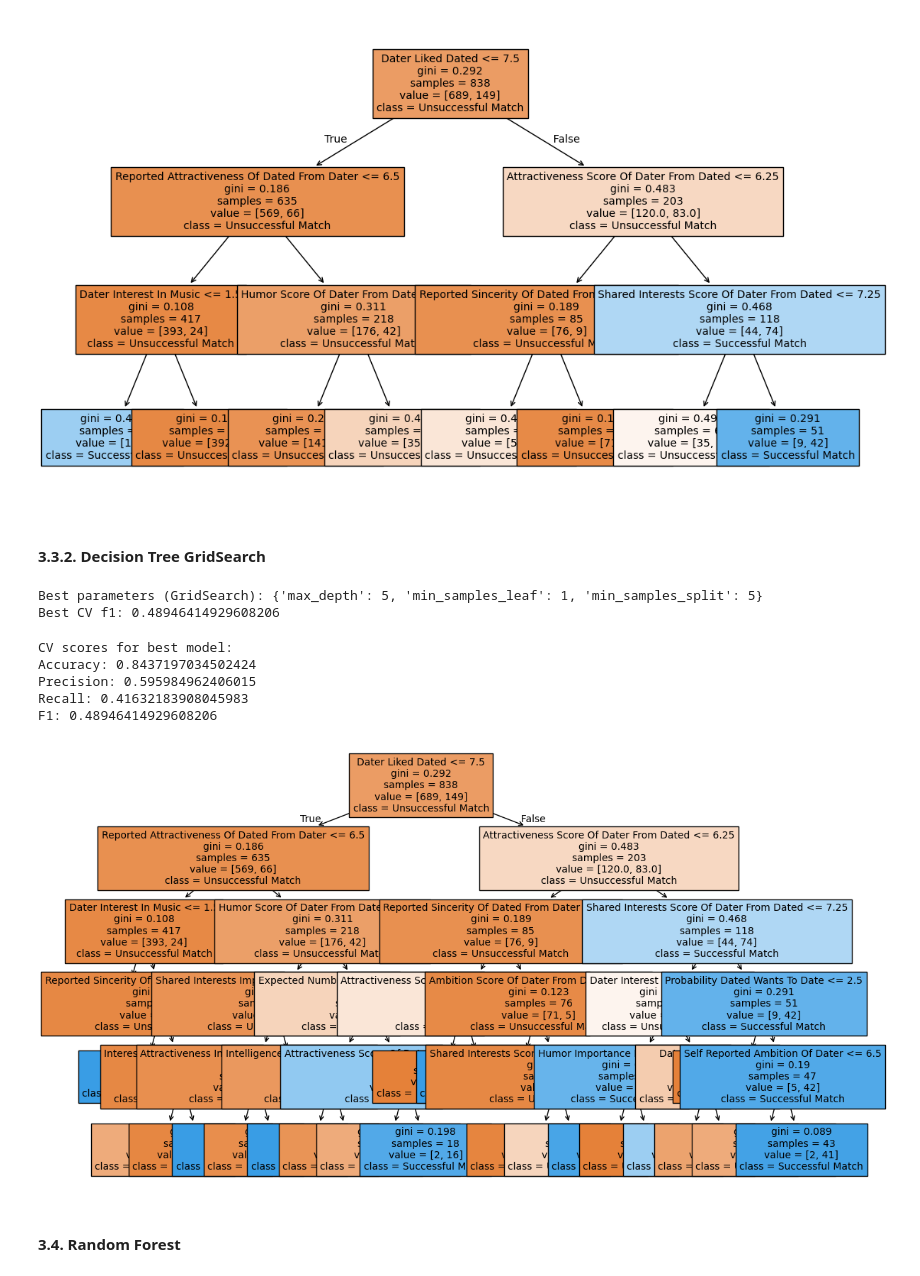
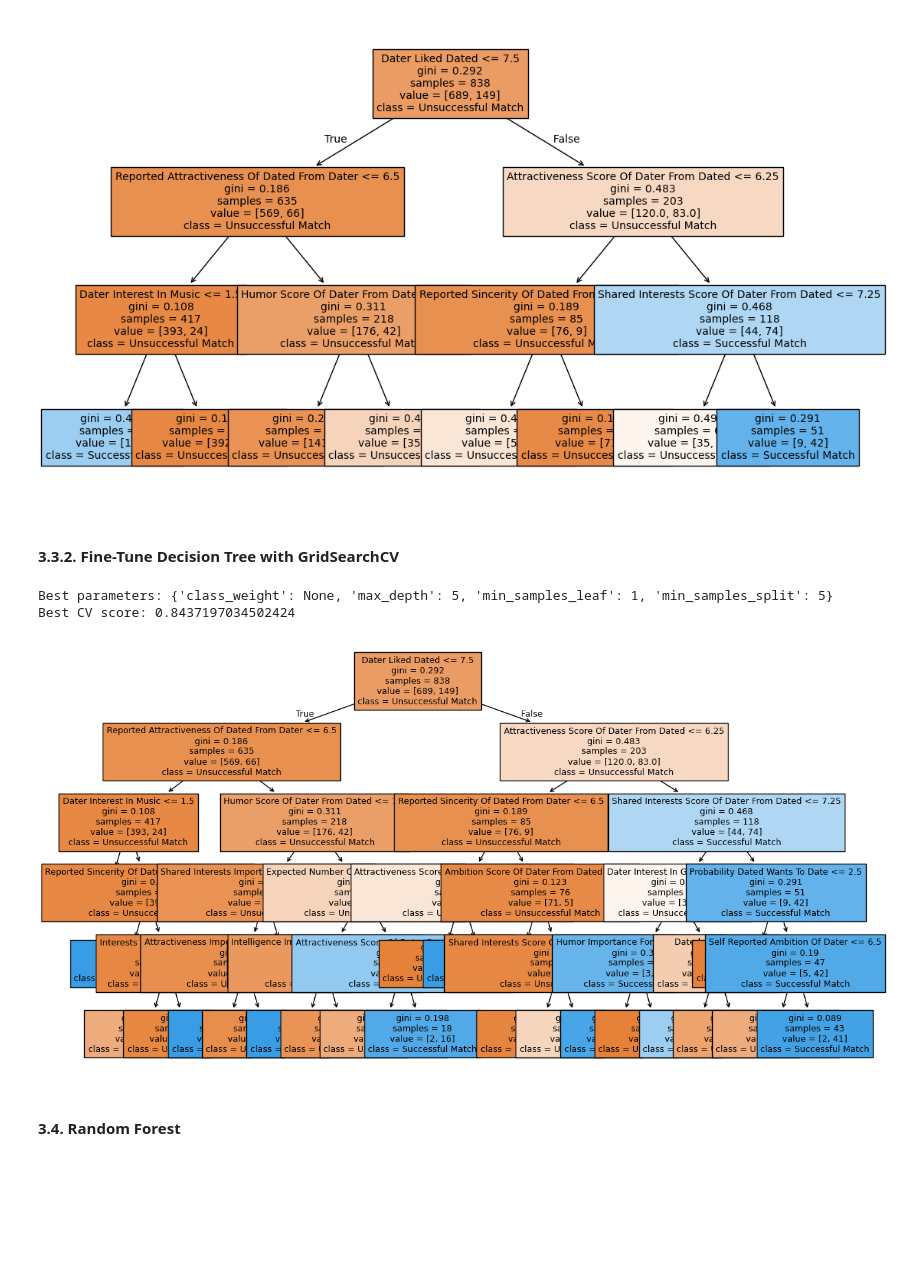
Before and after one commit to Avisonix/AML-Gruppe30, a Jupyter notebook: InProgess/Sofie.ipynb, the cells around one changed output. Cells and saved outputs as stored; diff of their text form; code cells hidden in the pictures; blank space fills up the shorter version.

Commit message:
Decision tree grid search in data

```diff
--- a/InProgess/Sofie.ipynb
+++ b/InProgess/Sofie.ipynb
@@ -310,76 +310,51 @@ plt.show()
 # %% [output]
 [figure]
 # %% [markdown]
-#### 3.3.2. Decision Tree GridSearch
+#### 3.3.2. Fine-Tune Decision Tree with GridSearchCV
 # %%
-# Base model
 dt_model = DecisionTreeClassifier(random_state=42)
 
-# Parameter grid
+# Hyperparameter grid
 param_grid = {
     "max_depth": [None, 3, 5, 10],
     "min_samples_split": [2, 5, 10],
-    "min_samples_leaf": [1, 2, 5]
+    "min_samples_leaf": [1, 2, 5],
+    "class_weight": [None, "balanced"]
 }
 
-scoring = {
-    "accuracy": make_scorer(accuracy_score),
-    "precision": make_scorer(precision_score, zero_division=0),
-    "recall": make_scorer(recall_score, zero_division=0),
-    "f1": make_scorer(f1_score, zero_division=0),
-}
-
-# GridSearch
-grid = GridSearchCV(
+# Set up GridSearchCV
+dt_grid = GridSearchCV(
     estimator=dt_model,
     param_grid=param_grid,
-    scoring=scoring,
-    refit="f1",
     cv=cv,
-    n_jobs=-1,
-    return_train_score=False
+    scoring="accuracy",
+    n_jobs=-1
 )
 
-# Fit
-grid.fit(X_train, y_train)
+# Fit the grid search on the training data
+dt_grid.fit(X_train, y_train)
 
-print("Best parameters (GridSearch):", grid.best_params_)
-print("Best CV f1:", grid.best_score_)
-
-# Best optimized model
-best_dt_model = grid.best_estimator_
+# Print best parameters and best CV score
+print("Best parameters:", dt_grid.best_params_)
+print("Best CV score:", dt_grid.best_score_)
 # %% [output]
-Best parameters (GridSearch): {'max_depth': 5, 'min_samples_leaf': 1, 'min_samples_split': 5}
-Best CV f1: 0.48946414929608206
+Best parameters: {'class_weight': None, 'max_depth': 5, 'min_samples_leaf': 1, 'min_samples_split': 5}
+Best CV score: 0.8437197034502424
-# %%
-# Best scores for each metric (CV)
-results = grid.cv_results_
-
-best_idx = grid.best_index_  # den der vandt ift refit-metric (her f1)
-
-print("CV scores for best model:")
-print("Accuracy:", results["mean_test_accuracy"][best_idx])
-print("Precision:", results["mean_test_precision"][best_idx])
-print("Recall:", results["mean_test_recall"][best_idx])
-print("F1:", results["mean_test_f1"][best_idx])
-# %% [output]
-CV scores for best model:
-Accuracy: 0.8437197034502424
-Precision: 0.595984962406015
-Recall: 0.41632183908045983
-F1: 0.48946414929608206
 # %%
-plt.figure(figsize=(13, 8))
+# Visualize the Decision Tree
+best_dt = dt_grid.best_estimator_
+
+plt.figure(figsize=(14, 8))
 tree.plot_tree(
-    best_dt_model,
+    best_dt,
+    feature_names=list(X_train.columns),
     class_names=["Unsuccessful Match", "Successful Match"],
-    feature_names=list(X_train.columns),
     filled=True,
-    fontsize=10
+    fontsize=9
 )
 plt.show()
 # %% [output]
-[figure, old version]
+[figure, new version]
 # %% [markdown]
 #### 3.4. Random Forest
 # %%
```
Also changed, not shown: parts of 2 cells of this notebook, 1 other file.
